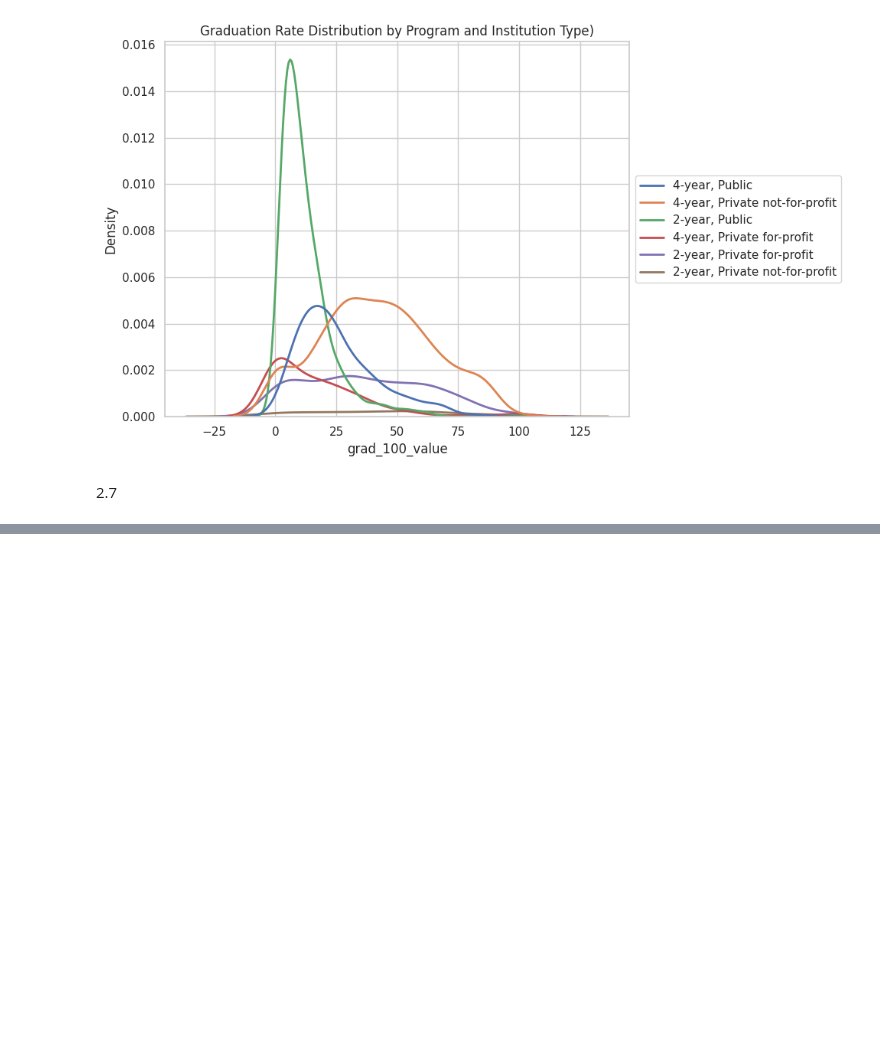
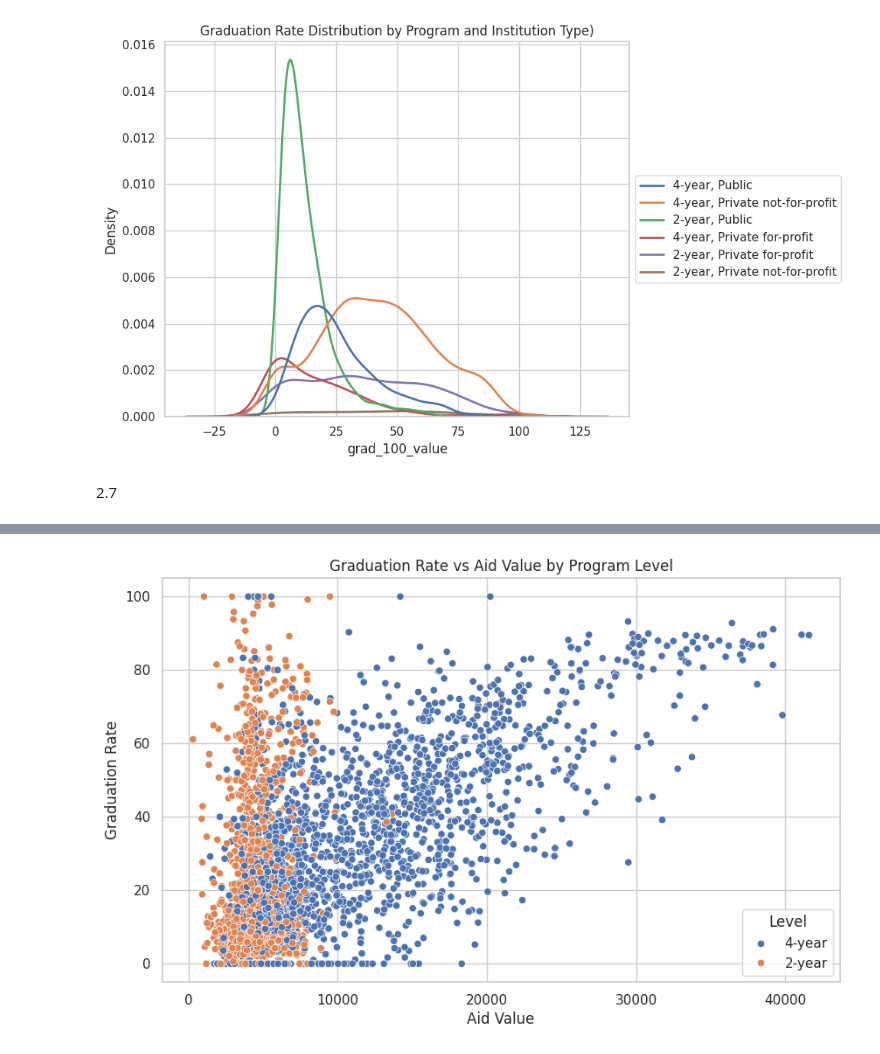
Before and after one commit to amn8ge/visualization_assignment, a Jupyter notebook: assignment.ipynb, the cells around one changed output, grey strips where cells are left out. Cells and saved outputs as stored; diff of their text form; code cells hidden in the pictures; blank space fills up the shorter version.

```diff
--- a/assignment.ipynb
+++ b/assignment.ipynb
@@ -299,0 +328,10 @@ plt.show()
+# %%
+plt.figure(figsize=(10, 6))
+sns.scatterplot(data=college, x='aid_value', y='grad_100_value', hue='level')
+plt.title('Graduation Rate vs Aid Value by Program Level')
+plt.xlabel('Aid Value')
+plt.ylabel('Graduation Rate')
+plt.legend(title='Level')
+plt.show()
+# %% [output]
+[figure, added]
```
Also changed, not shown: parts of 5 cells of this notebook.
